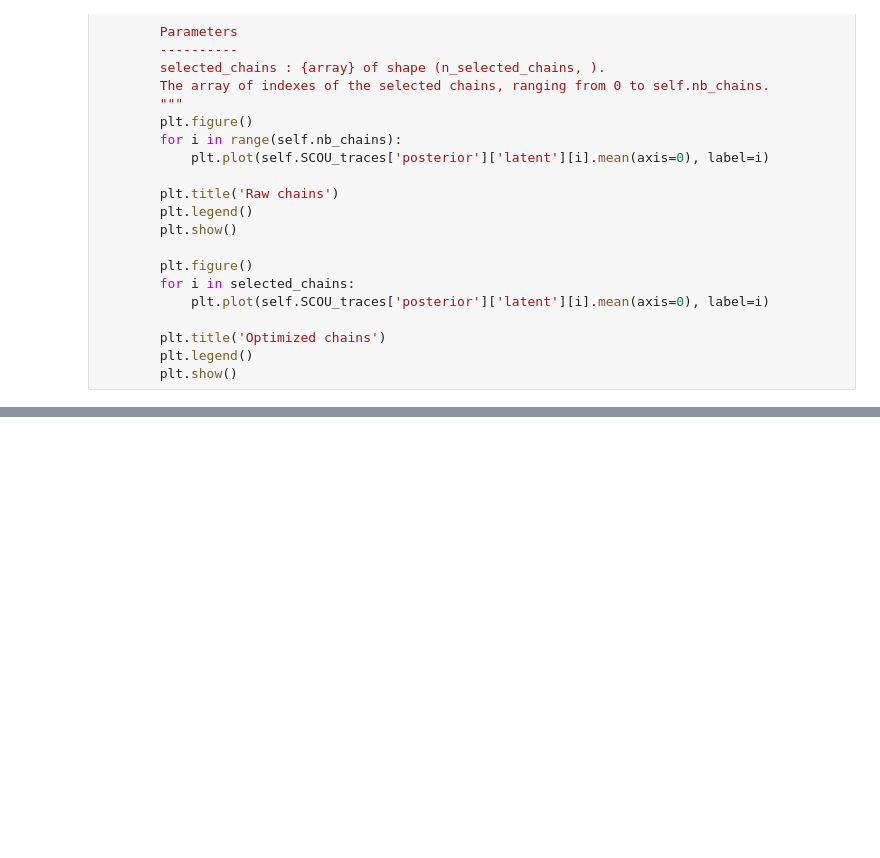
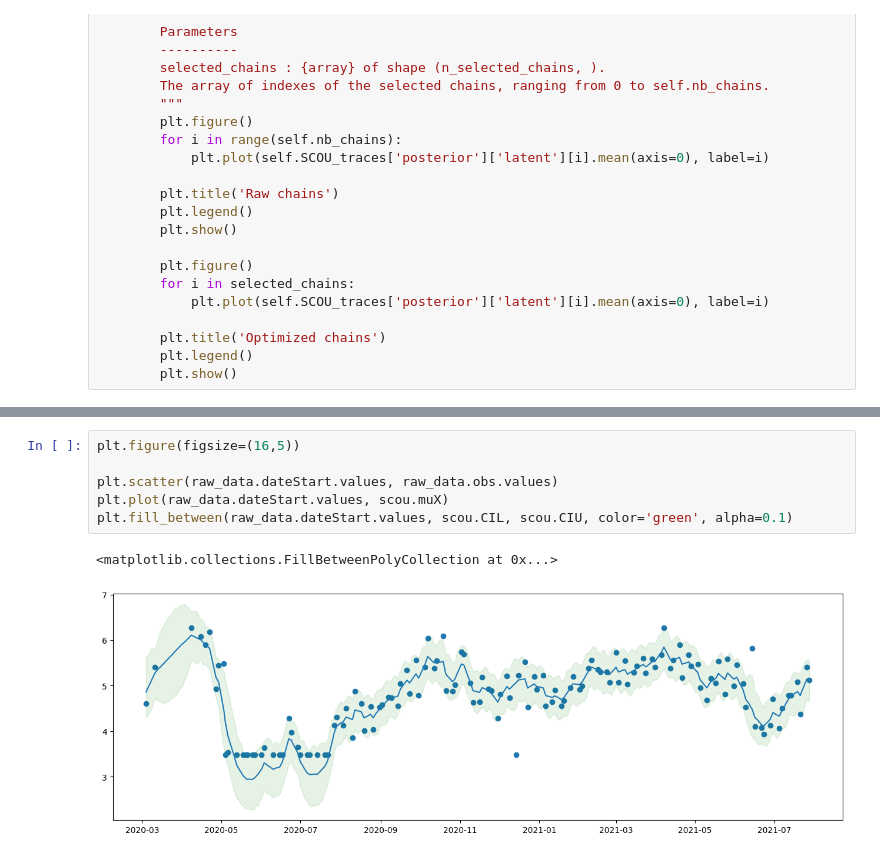
Before and after one commit to ncluzel/HMM_course_TPs, a Jupyter notebook: data_processing.ipynb, the cells around one changed output, grey strips where cells are left out. Saved outputs shown, nothing was run; the diff lists cells and outputs as text; blank space fills up the shorter version.

```diff
--- a/data_processing.ipynb
+++ b/data_processing.ipynb
@@ -537,0 +716,9 @@ raw_data = pd.read_csv('toy_data.csv', sep=";")
+# %%
+plt.figure(figsize=(16,5))
+
+plt.scatter(raw_data.dateStart.values, raw_data.obs.values)
+plt.plot(raw_data.dateStart.values, scou.muX)
+plt.fill_between(raw_data.dateStart.values, scou.CIL, scou.CIU, color='green', alpha=0.1)
+# %% [output]
+<matplotlib.collections.FillBetweenPolyCollection at 0x...>
+[figure, added]
```
Also changed, not shown: parts of 27 cells of this notebook.
